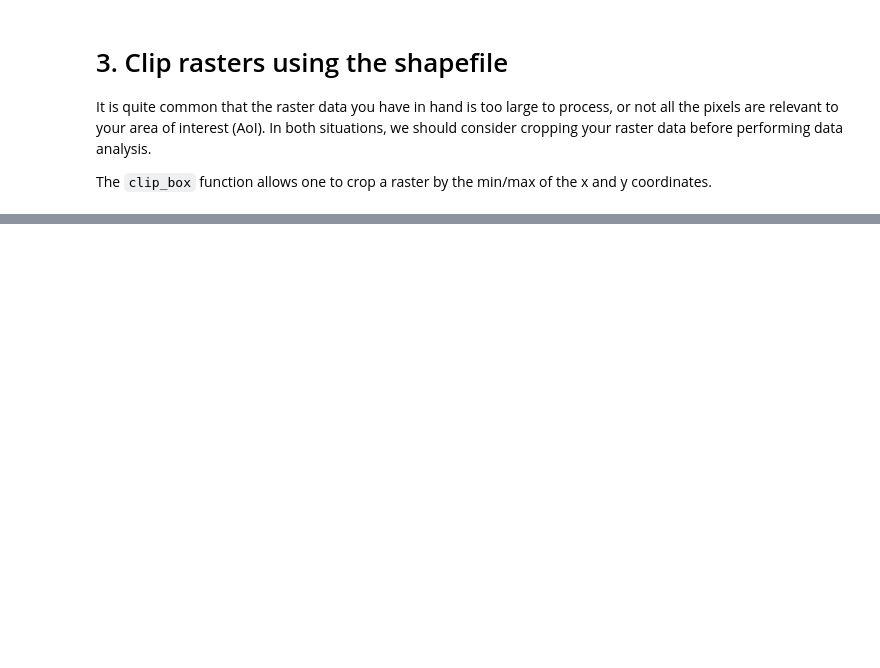
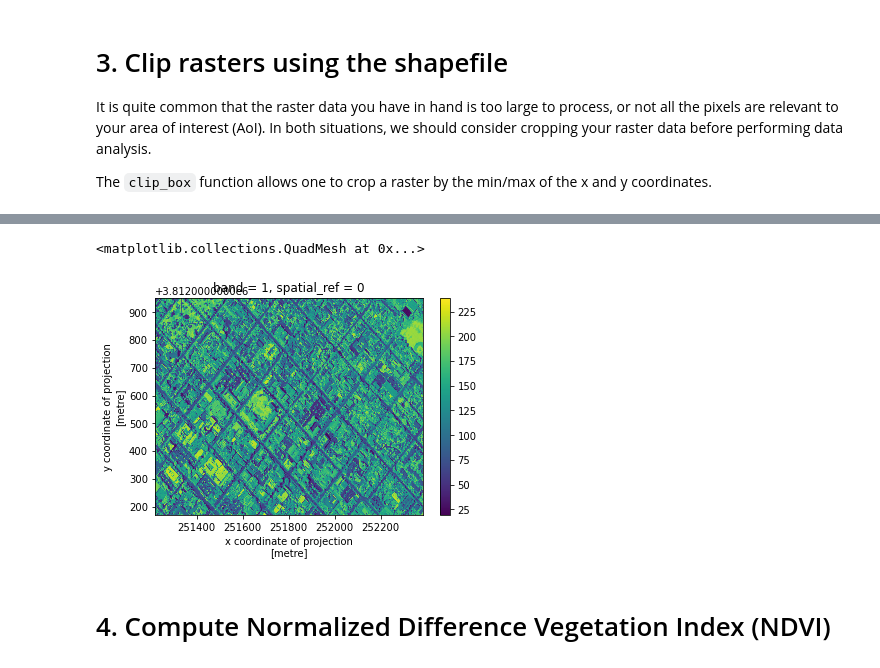
Before and after one commit to carmengg/PlanetComp_NAIP, a Jupyter notebook: Workshop_Notebook-2.ipynb, the cells around one changed output, grey strips where cells are left out. Saved outputs shown, nothing was run; the diff lists cells and outputs as text; code cells hidden in the pictures; blank space fills up the shorter version.

Commit message:
updated all the way to computing NDVI

```diff
--- a/Workshop_Notebook-2.ipynb
+++ b/Workshop_Notebook-2.ipynb
@@ -272,0 +290,7 @@ print('reduced shape: ', rgb_small.shape)
+# %%
+nir_small.plot()
+# %% [output]
+<matplotlib.collections.QuadMesh at 0x...>
+[figure, added]
+# %% [markdown]
+# 4. Compute Normalized Difference Vegetation Index (NDVI)
```
Also changed, not shown: parts of 22 cells of this notebook.
